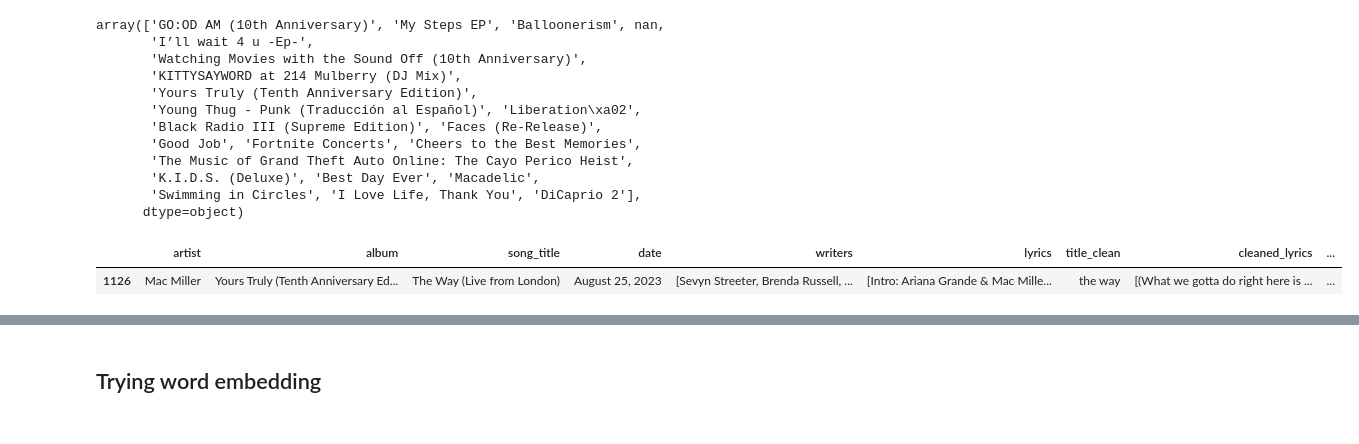
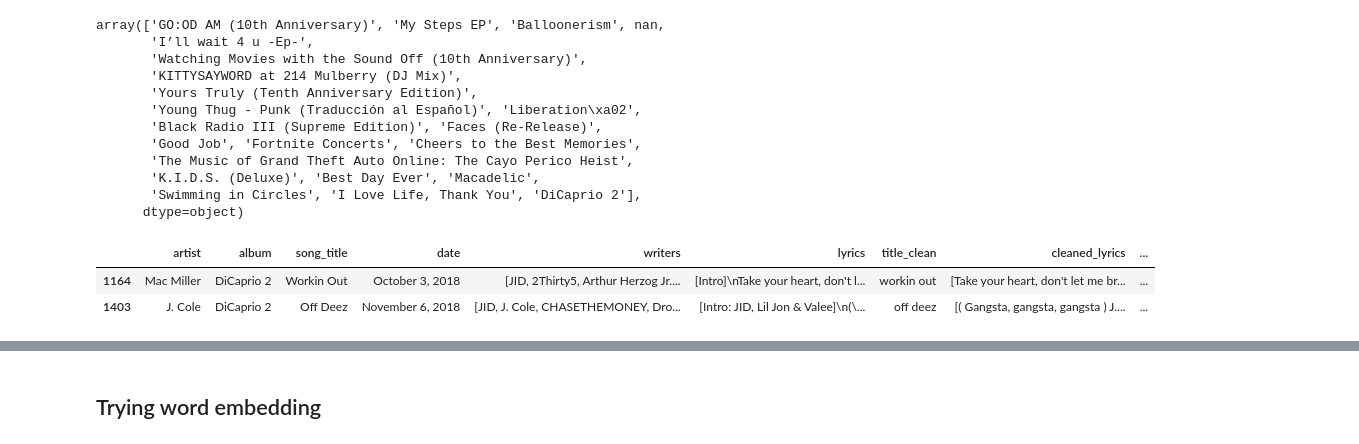
Before and after one commit to nicholaskim1004/Ghost-Writer-Detector, a Jupyter notebook: testing.ipynb, the cells around one changed output, grey strips where cells are left out. Saved outputs shown, nothing was run; the diff lists cells and outputs as text; code cells hidden in the pictures.

```diff
--- a/testing.ipynb
+++ b/testing.ipynb
@@ -81,0 +91,28 @@ def get_main_artist_verses(lyrics, main_artist, writers, corpus_artists):
+# %%
+all_artists = hip['artist'].unique().tolist()
+corpus_artists = [normalize_artist_name(c) for c in all_artists]
+
+blocks = re.split(r'(\[[^\]]+\])', hip['lyrics'][100])
+verses = []
+
+for i in range(len(blocks)):
+    artists = extract_artists(blocks[i])
+
+    text = blocks[i+1]
+
+    if len(artists) > 1:
+        for ind, a in enumerate(artists):
+            if a in corpus_artists:
+                #if it shows up in first index means they likely sang the lyrics NOT adlibs
+                if ind == 0:
+                    art_lyric = re.sub(r"\(.*?\)", "", text, flags=re.DOTALL)
+                    for l in art_lyric:
+                        verses.append(l.strip())
+                else:
+                    #if after first likely sang adlibs which are usually denoted in side ()
+                    art_lyric = re.findall(r"\((.*?)\)", text, flags=re.DOTALL)
+                    for l in art_lyric:
+                        verses.append(l.strip())
+    #if the length is 1 then lyric was sung by only that artist
+    for l in text:
+        verses.append(l.strip())
@@ -205,10 +335,11 @@ nan_loc = np.where(hip.iloc[ids[0],1].isna()==True)
 # %%
 nan_ids = [ids[0][i] for i in nan_loc[0]]
 # %%
-hip[hip['album']=='Yours Truly (Tenth Anniversary Edition)']
+hip[hip['album']=='DiCaprio 2']
 # %% [output]
 |  | artist | album | song_title | date | writers | lyrics | title_clean | cleaned_lyrics | ... |
-| 1126 | Mac Miller | Yours Truly (Tenth Anniversary Ed... | The Way (Live from London) | August 25, 2023 | [Sevyn Streeter, Brenda Russell, ... | [Intro: Ariana Grande & Mac Mille... | the way | [(What we gotta do right here is ... | ... |
+| 1164 | Mac Miller | DiCaprio 2 | Workin Out | October 3, 2018 | [JID, 2Thirty5, Arthur Herzog Jr.... | [Intro]\nTake your heart, don't l... | workin out | [Take your heart, don't let me br... | ... |
+| 1403 | J. Cole | DiCaprio 2 | Off Deez | November 6, 2018 | [JID, J. Cole, CHASETHEMONEY, Dro... | [Intro: JID, Lil Jon & Valee]\n(\... | off deez | [( Gangsta, gangsta, gangsta ) J.... | ... |
 # %%
 hip[hip['pot_ghost'] == 1]
 # %% [output]
```
Also changed, not shown: parts of 6 cells of this notebook.
